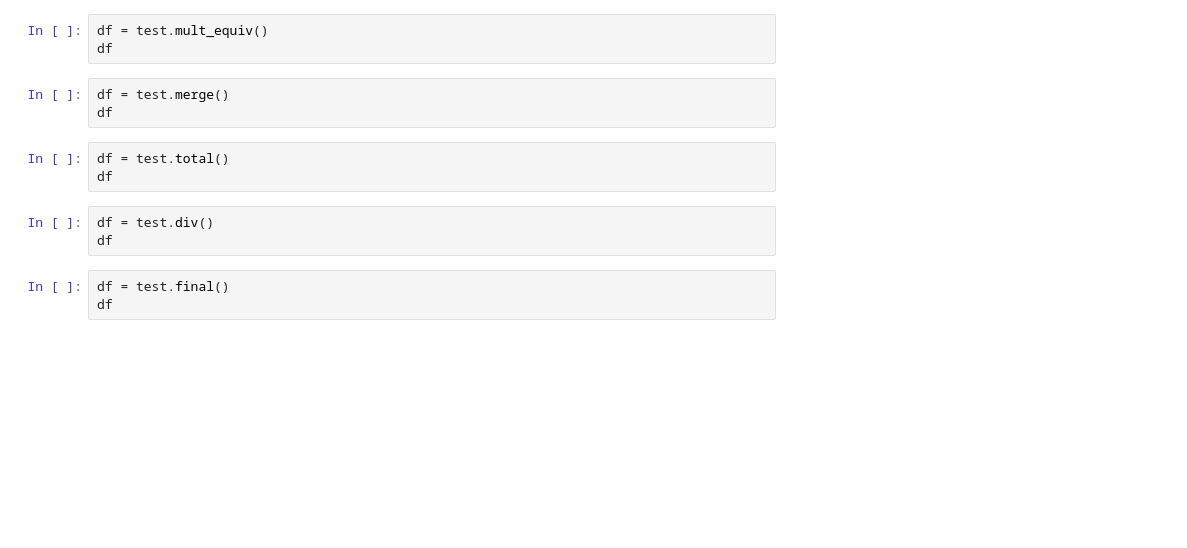
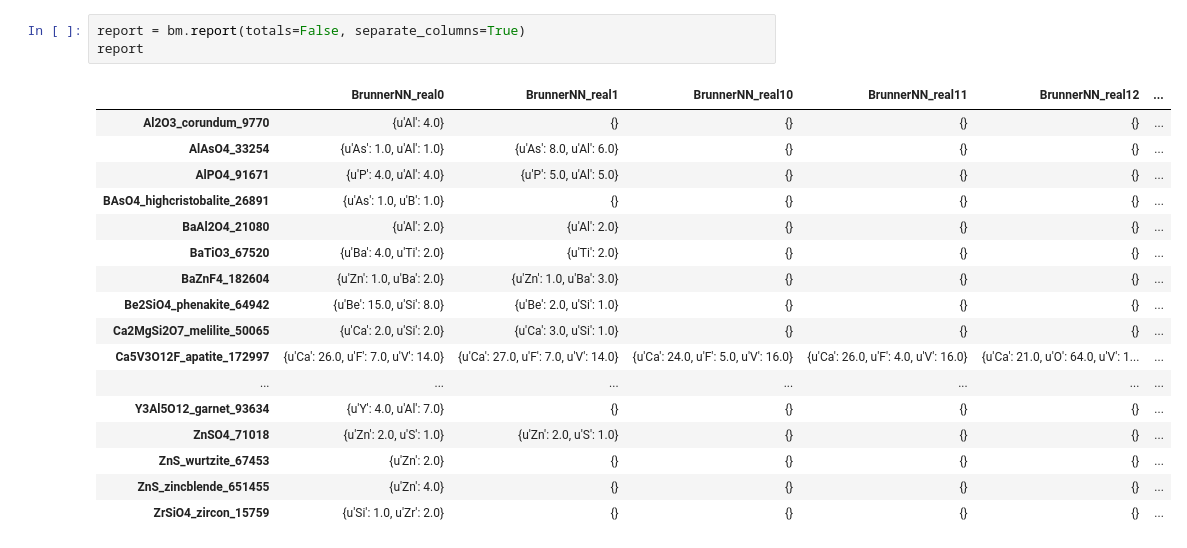
Before and after one commit to hackingmaterials/materials-coord, a Jupyter notebook: examples/all_ds_cations-Copy1.ipynb, the cells around one changed output. Saved outputs shown, nothing was run; the diff lists cells and outputs as text; blank space fills up the shorter version.

```diff
--- a/examples/all_ds_cations-Copy1.ipynb
+++ b/examples/all_ds_cations-Copy1.ipynb
@@ -32,15 +23,21 @@ df
-# %%
-df = test.mult_equiv()
-df
-# %%
-df = test.merge()
-df
-# %%
-df = test.total()
-df
-# %%
-df = test.div()
-df
-# %%
-df = test.final()
-df
+# %%
+report = bm.report(totals=False, separate_columns=True)
+report
+# %% [output]
+|  | BrunnerNN_real0 | BrunnerNN_real1 | BrunnerNN_real10 | BrunnerNN_real11 | BrunnerNN_real12 | ... |
+| Al2O3_corundum_9770 | {u'Al': 4.0} | {} | {} | {} | {} | ... |
+| AlAsO4_33254 | {u'As': 1.0, u'Al': 1.0} | {u'As': 8.0, u'Al': 6.0} | {} | {} | {} | ... |
+| AlPO4_91671 | {u'P': 4.0, u'Al': 4.0} | {u'P': 5.0, u'Al': 5.0} | {} | {} | {} | ... |
+| BAsO4_highcristobalite_26891 | {u'As': 1.0, u'B': 1.0} | {} | {} | {} | {} | ... |
+| BaAl2O4_21080 | {u'Al': 2.0} | {u'Al': 2.0} | {} | {} | {} | ... |
+| BaTiO3_67520 | {u'Ba': 4.0, u'Ti': 2.0} | {u'Ti': 2.0} | {} | {} | {} | ... |
+| BaZnF4_182604 | {u'Zn': 1.0, u'Ba': 2.0} | {u'Zn': 1.0, u'Ba': 3.0} | {} | {} | {} | ... |
+| Be2SiO4_phenakite_64942 | {u'Be': 15.0, u'Si': 8.0} | {u'Be': 2.0, u'Si': 1.0} | {} | {} | {} | ... |
+| Ca2MgSi2O7_melilite_50065 | {u'Ca': 2.0, u'Si': 2.0} | {u'Ca': 3.0, u'Si': 1.0} | {} | {} | {} | ... |
+| Ca5V3O12F_apatite_172997 | {u'Ca': 26.0, u'F': 7.0, u'V': 14.0} | {u'Ca': 27.0, u'F': 7.0, u'V': 14.0} | {u'Ca': 24.0, u'F': 5.0, u'V': 16.0} | {u'Ca': 26.0, u'F': 4.0, u'V': 16.0} | {u'Ca': 21.0, u'O': 64.0, u'V': 1... | ... |
+| ... | ... | ... | ... | ... | ... | ... |
+| Y3Al5O12_garnet_93634 | {u'Y': 4.0, u'Al': 7.0} | {} | {} | {} | {} | ... |
+| ZnSO4_71018 | {u'Zn': 2.0, u'S': 1.0} | {u'Zn': 2.0, u'S': 1.0} | {} | {} | {} | ... |
+| ZnS_wurtzite_67453 | {u'Zn': 2.0} | {} | {} | {} | {} | ... |
+| ZnS_zincblende_651455 | {u'Zn': 4.0} | {} | {} | {} | {} | ... |
+| ZrSiO4_zircon_15759 | {u'Si': 1.0, u'Zr': 2.0} | {} | {} | {} | {} | ... |
```
Also changed, not shown: parts of 7 cells of this notebook, 5 other files.
